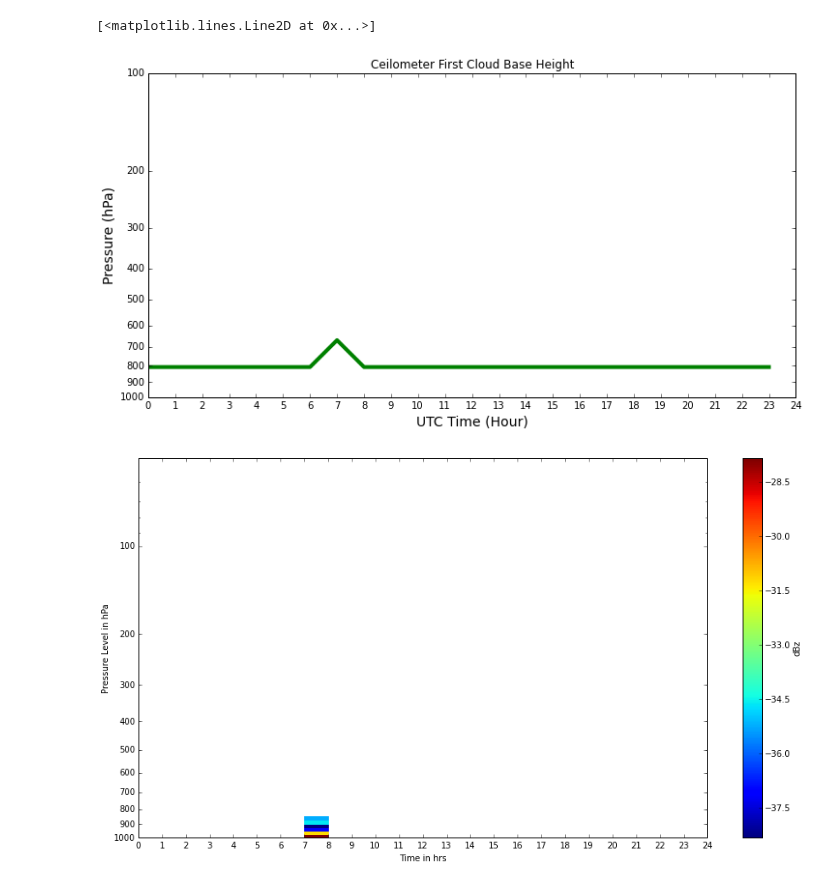
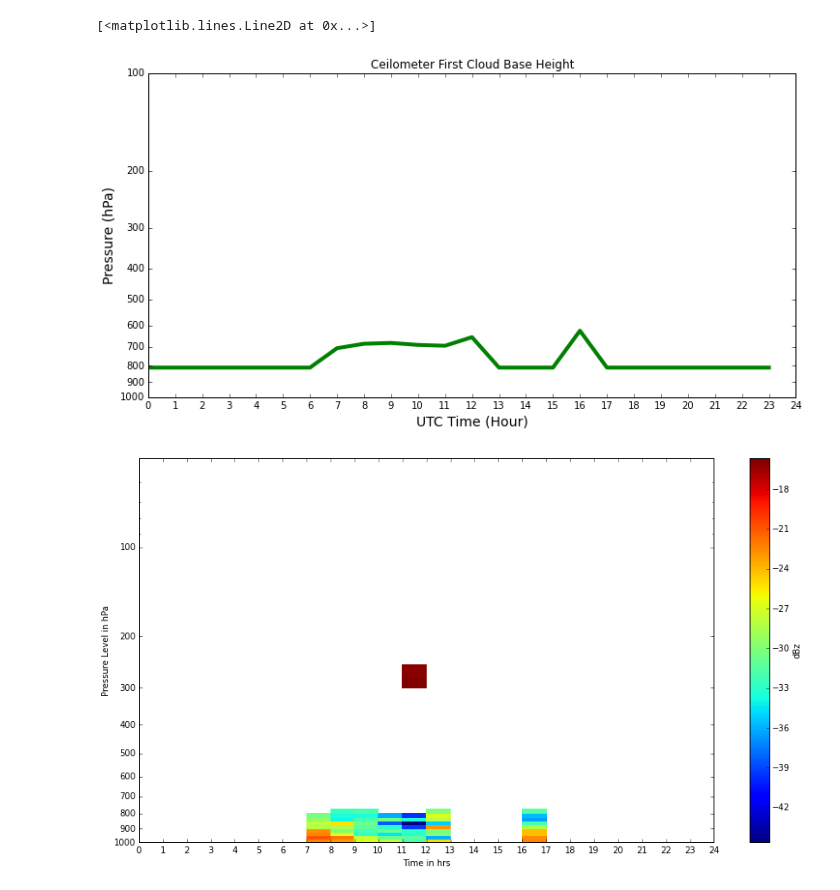
Before and after one commit to EVS-ATMOS/HRRR, a Jupyter notebook: notebooks/Data Analysis.ipynb, the cells around one changed output. Saved outputs shown, nothing was run; the diff lists cells and outputs as text; code cells hidden in the pictures.

```diff
--- a/notebooks/Data Analysis.ipynb
+++ b/notebooks/Data Analysis.ipynb
@@ -9,4 +9,4 @@ import numpy as np
 from matplotlib.ticker import MultipleLocator, FormatStrFormatter
 %matplotlib inline
 # %%
-date = datetime.datetime(2014,7,6) #change for date
+date = datetime.datetime(2014,7,28) #change for date
@@ -109,12 +109,12 @@ ax1.yaxis.set_major_formatter(ymajorFormatter)
 plt.plot(ceil_pres,c='g',lw=4)
 # %% [output]
 [<matplotlib.lines.Line2D at 0x...>]
-[figure, old version]
+[figure, new version]
 # %%
-pyhrrr.plot_hrrr_dayfromtxt(radar_m,final_unit = 'dBz',date = None,loc = None,ps = pyhrrr.HRRR_PS[1:40], hour=1, scaling = 1,
+pyhrrr.plot_hrrr_dayfromtxt(radar_m,final_unit = 'dBz',ps = pyhrrr.HRRR_PS[1:40], hour=1, scaling = 1,
                             figsize = [15,8])
 # %% [output]
-[figure, old version]
+[figure, new version]
 # %%
 pyhrrr.plot_hrrr_dayfromtxt(hrrr_data_m,final_unit = 'Total mixing ratio kg/kg**-1',numdates = hrrr[1],date = None,
                             loc = None,ps = pyhrrr.HRRR_PS, hour=1, scaling = 1,figsize = [15,8])
```
Also changed, not shown: parts of 9 cells of this notebook, 8 other files.
